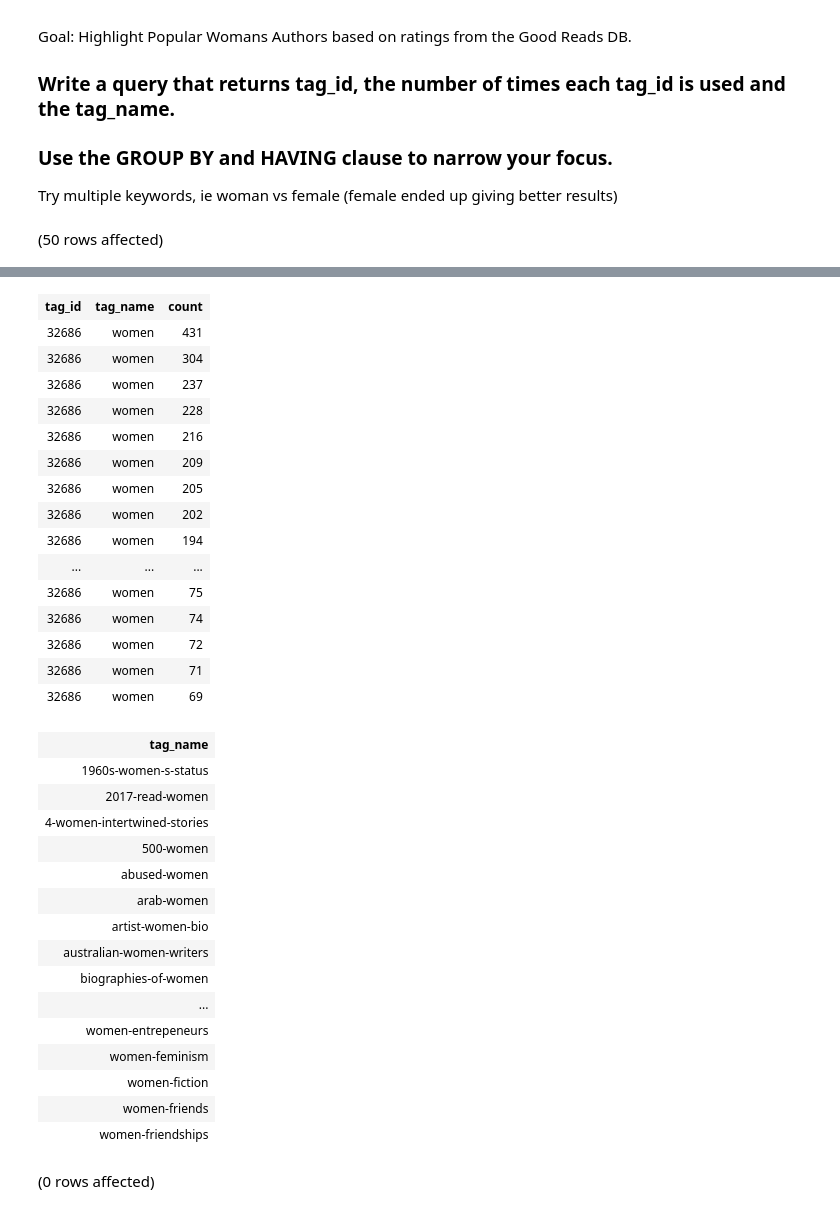
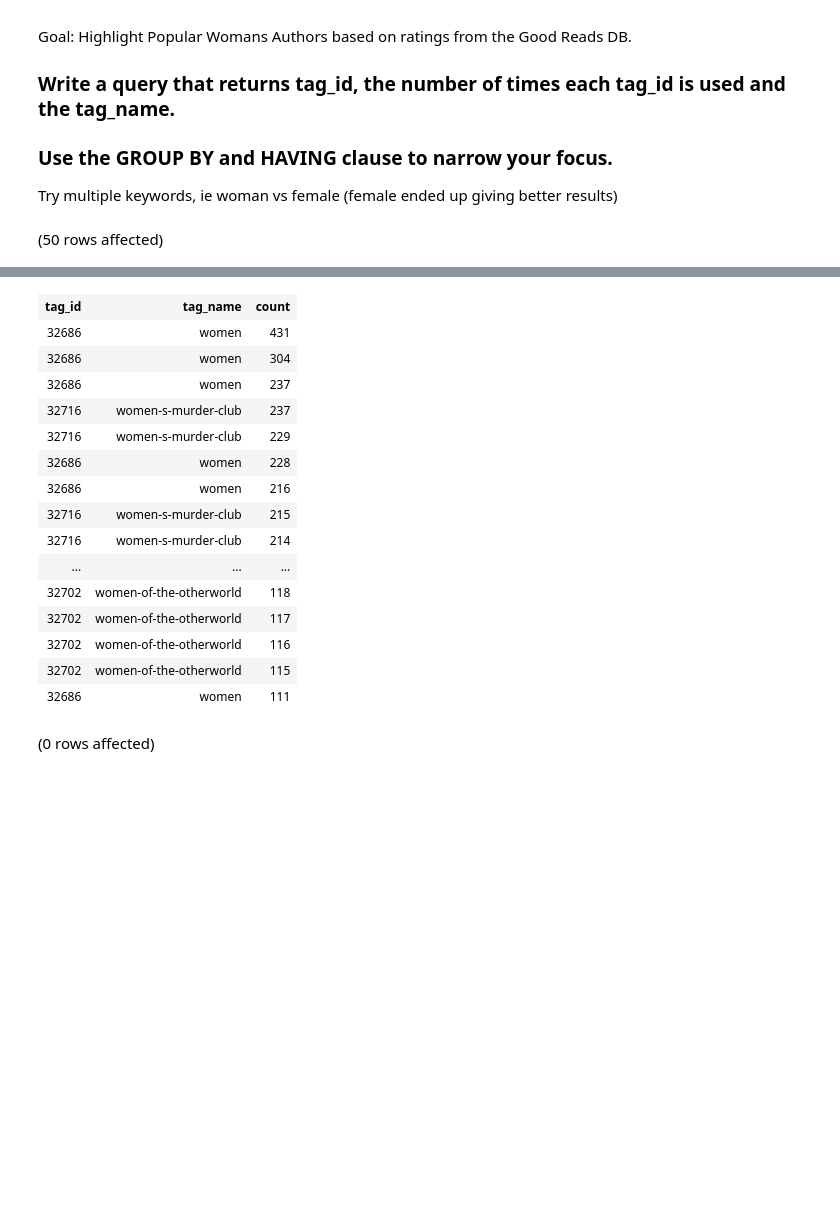
Before and after one commit to adeolaoa/SQL-Part-3-Studio, a Jupyter notebook: SQL-Part-3-Studio.ipynb, the cells around one changed output, grey strips where cells are left out. Saved outputs shown, nothing was run; the diff lists cells and outputs as text; code cells hidden in the pictures; blank space fills up the shorter version.

```diff
--- a/SQL-Part-3-Studio.ipynb
+++ b/SQL-Part-3-Studio.ipynb
@@ -31,7 +31,15 @@ Goal: Highlight Popular Womans Authors based on ratings from the Good Reads DB.
 Try multiple keywords, ie woman vs female (female ended up giving better results)
 # %%
 -- Solution
+SELECT TOP 50 t.tag_id, t.tag_name, COUNT(*) AS time
+FROM BooksDB.dbo.book_tags AS bt
+FULL JOIN BooksDB.dbo.tags AS t
+ON bt.tag_id = t.tag_id
+GROUP BY  t.tag_id, t.tag_name, bt.count
+HAVING  t.tag_name LIKE '%women%'
+ORDER BY time DESC
 
+/*
 SELECT TOP 50 t.tag_id, t.tag_name, bt.count
 FROM BooksDB.dbo.tags AS t
 INNER JOIN BooksDB.dbo.book_tags AS bt
@@ -41,13 +49,7 @@ GROUP BY  t.tag_id, t.tag_name, bt.count
 HAVING t.tag_id = 32686
 ORDER BY bt.count DESC
 
---ORDER BY bt.count DESC
 
-SELECT TOP 50 tag_name
-FROM BooksDB.dbo.tags
-WHERE tag_name LIKE '%women%'
-
-/*
 SELECT TOP 50  b.authors, b.title, b.average_rating,t.tag_id, t.tag_name, COUNT(t.tag_id)
 FROM BooksDB.dbo.tags AS t
 INNER JOIN BooksDB.dbo.books AS b
@@ -67,35 +68,19 @@ Total execution time: 00:00:00.188
 | tag_id | tag_name | count |
 | 32686 | women | 431 |
 | 32686 | women | 304 |
 | 32686 | women | 237 |
+| 32716 | women-s-murder-club | 237 |
+| 32716 | women-s-murder-club | 229 |
 | 32686 | women | 228 |
 | 32686 | women | 216 |
-| 32686 | women | 209 |
-| 32686 | women | 205 |
-| 32686 | women | 202 |
-| 32686 | women | 194 |
+| 32716 | women-s-murder-club | 215 |
+| 32716 | women-s-murder-club | 214 |
 | ... | ... | ... |
-| 32686 | women | 75 |
-| 32686 | women | 74 |
-| 32686 | women | 72 |
-| 32686 | women | 71 |
-| 32686 | women | 69 |
+| 32702 | women-of-the-otherworld | 118 |
+| 32702 | women-of-the-otherworld | 117 |
+| 32702 | women-of-the-otherworld | 116 |
+| 32702 | women-of-the-otherworld | 115 |
+| 32686 | women | 111 |
-| tag_name |
-| 1960s-women-s-status |
-| 2017-read-women |
-| 4-women-intertwined-stories |
-| 500-women |
-| abused-women |
-| arab-women |
-| artist-women-bio |
-| australian-women-writers |
-| biographies-of-women |
-| ... |
-| women-entrepeneurs |
-| women-feminism |
-| women-fiction |
-| women-friends |
-| women-friendships |
 # %%
 
 SELECT TOP 50 t.tag_id, t.tag_name, bt.count, r.rating
```
Also changed, not shown: parts of 3 cells of this notebook.
